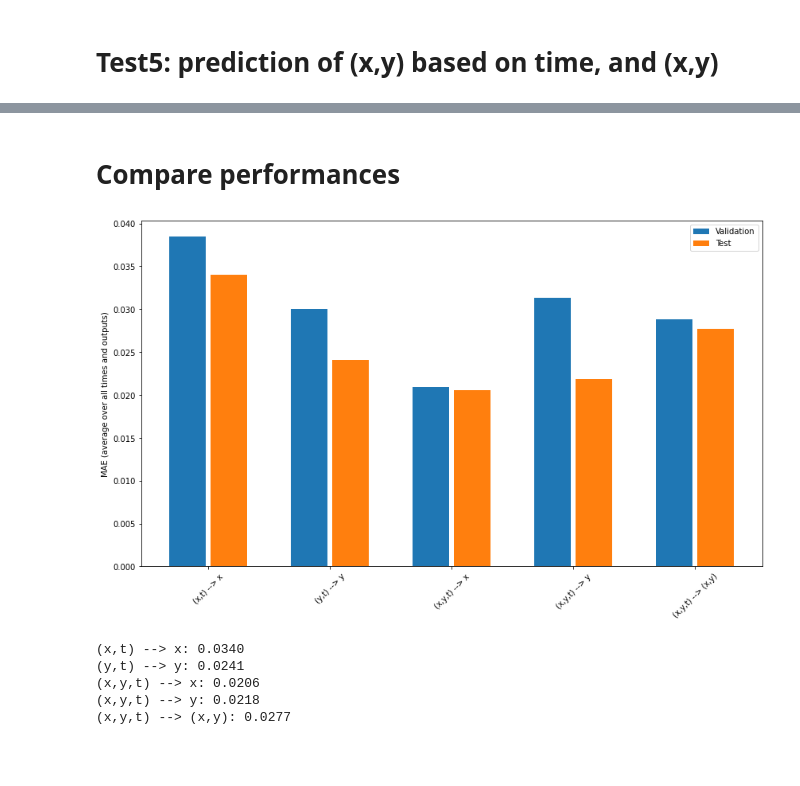
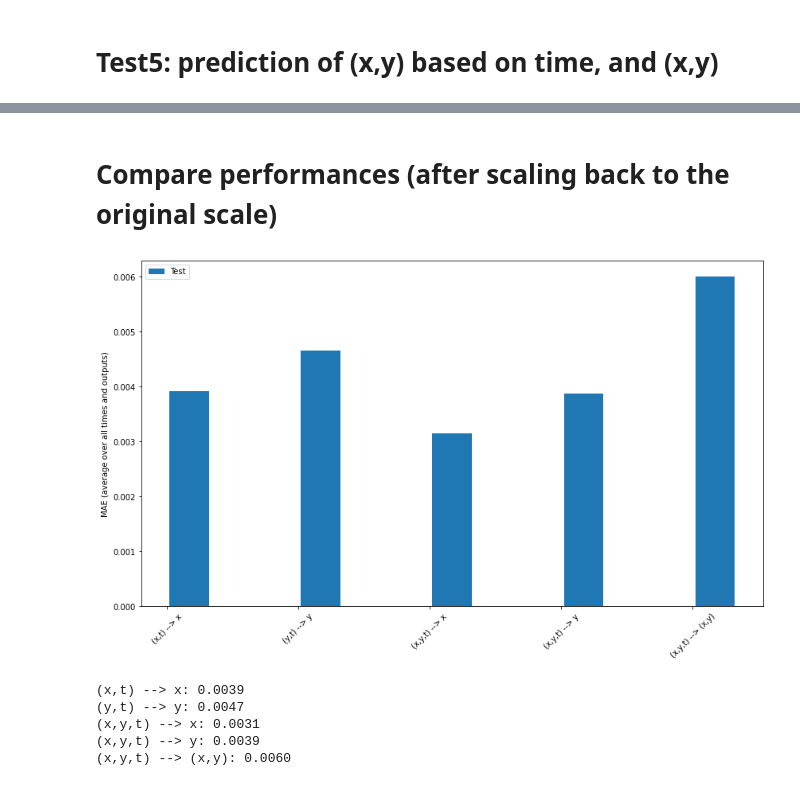
Before and after one commit to ICCT-ML-in-geodesy/EOP-prediction, a Jupyter notebook: lstm_for_eop_xy_pole.ipynb, the cells around one changed output, grey strips where cells are left out. Drawn from its saved outputs; the diff is of its cells as text; code cells hidden in the pictures; blank space fills up the shorter version.

```diff
--- a/lstm_for_eop_xy_pole.ipynb
+++ b/lstm_for_eop_xy_pole.ipynb
@@ -714,11 +699,11 @@ performance['(y,t) --> y'] = model.evaluate(wide_window_y.test_y)
 
 y1=[]
 for i in range(test_df_y.shape[0]-input_width-shift):
-    y=test_df_y['y'][input_width+i+1:input_width+i+shift+1]
+    y=test_df_y['y'][input_width+i+1:input_width+i+shift+1]*train_std_y['y']+train_mean_y['y']
     y1.append(y)
     #print(y.shape)
 
-y_hat = model.predict(wide_window_y.test_y, verbose=0)
+y_hat = model.predict(wide_window_y.test_y, verbose=0)*train_std_y['y']+train_mean_y['y']
 y_hat = y_hat.reshape(y_hat.shape[0], y_hat.shape[1])
 
 diff1=[]
@@ -802,11 +787,11 @@ performance['(x,y,t) --> x'] = model.evaluate(wide_window_xy1.test_xy)
 
 y1=[]
 for i in range(test_df_xy.shape[0]-input_width-shift):
-    y=test_df_xy['x'][input_width+i+1:input_width+i+shift+1]
+    y=test_df_xy['x'][input_width+i+1:input_width+i+shift+1]*train_std_xy['x']+train_mean_xy['x']
     y1.append(y)
     #print(y.shape)
 
-y_hat = model.predict(wide_window_xy1.test_xy, verbose=0)
+y_hat = model.predict(wide_window_xy1.test_xy, verbose=0)*train_std_xy['x']+train_mean_xy['x']
 y_hat = y_hat.reshape(y_hat.shape[0], y_hat.shape[1])
 
 diff1=[]
@@ -890,11 +875,11 @@ performance['(x,y,t) --> y'] = model.evaluate(wide_window_xy2.test_xy)
 
 y1=[]
 for i in range(test_df_xy.shape[0]-input_width-shift):
-    y=test_df_xy['y'][input_width+i+1:input_width+i+shift+1]
+    y=test_df_xy['y'][input_width+i+1:input_width+i+shift+1]*train_std_xy['y']+train_mean_xy['y']
     y1.append(y)
     #print(y.shape)
 
-y_hat = model.predict(wide_window_xy1.test_xy, verbose=0)
+y_hat = model.predict(wide_window_xy1.test_xy, verbose=0)*train_std_xy['y']+train_mean_xy['y']
 y_hat = y_hat.reshape(y_hat.shape[0], y_hat.shape[1])
 
 diff1=[]
@@ -982,12 +967,19 @@ for i in range(test_df_xy.shape[0]-input_width-shift):
     y1.append(y)
     #print(y.shape)
 
+
+y1=np.array(y1)
 y_hat = model.predict(wide_window_xy3.test_xy, verbose=0)
 y_hat = y_hat.reshape(y_hat.shape[0], y_hat.shape[1],y_hat.shape[2])
+y_hat[:,:,0]=y_hat[:,:,0]*train_std_xy['x']+train_mean_xy['x']
+y_hat[:,:,1]=y_hat[:,:,1]*train_std_xy['y']+train_mean_xy['y']
+
+y1[:,:,0]=y1[:,:,0]*train_std_xy['x']+train_mean_xy['x']
+y1[:,:,1]=y1[:,:,1]*train_std_xy['y']+train_mean_xy['y']
 
 diff1=[]
 for i in range(0,y_hat.shape[0]-1):
-    diff = y_hat[i,:] - y1[i]
+    diff = y_hat[i,:] - y1[i,:]
     diff1.append(np.abs(diff))
 
 MAE_xy3 = np.mean(diff1,axis=(0,2))
@@ -1028,29 +1020,35 @@ Text(0.5, 1.0, '10-days prediction')
 # %% [markdown]
-# Compare performances
+# Compare performances (after scaling back to the original scale)
 # %%
 x = np.arange(len(performance))
 width = 0.3
 
 
-metric_name = 'mean_absolute_error'
-metric_index = model.metrics_names.index('mean_absolute_error')
-val_mae = [v[metric_index] for v in val_performance.values()]
-test_mae = [v[metric_index] for v in performance.values()]
 
-plt.bar(x - 0.17, val_mae, width, label='Validation')
+
+test_mae=np.zeros((5))
+test_mae[0]=np.mean(MAE_x)
+test_mae[1]=np.mean(MAE_y)
+test_mae[2]=np.mean(MAE_xy1)
+test_mae[3]=np.mean(MAE_xy2)
+test_mae[4]=np.mean(MAE_xy3)
+
+#plt.bar(x - 0.17, val_mae, width, label='Validation')
 plt.bar(x + 0.17, test_mae, width, label='Test')
 plt.xticks(ticks=x, labels=performance.keys(),
            rotation=45)
 plt.ylabel(f'MAE (average over all times and outputs)')
 _ = plt.legend()
 # %% [output]
-[figure, old version]
+[figure, new version]
 # %%
+i=0
 for name, value in performance.items():
-  print(f'{name:8s}: {value[1]:0.4f}')
+  print(f'{name:8s}: {test_mae[i]:0.4f}')
+  i+=1
 # %% [output]
-(x,t) --> x: 0.0340
-(y,t) --> y: 0.0241
-(x,y,t) --> x: 0.0206
-(x,y,t) --> y: 0.0218
-(x,y,t) --> (x,y): 0.0277
+(x,t) --> x: 0.0039
+(y,t) --> y: 0.0047
+(x,y,t) --> x: 0.0031
+(x,y,t) --> y: 0.0039
+(x,y,t) --> (x,y): 0.0060
```
Also changed, not shown: parts of 9 cells of this notebook.
